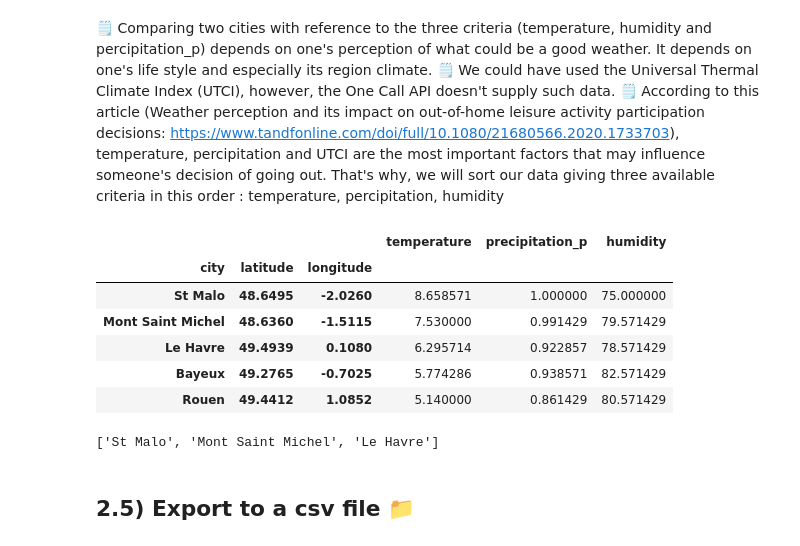
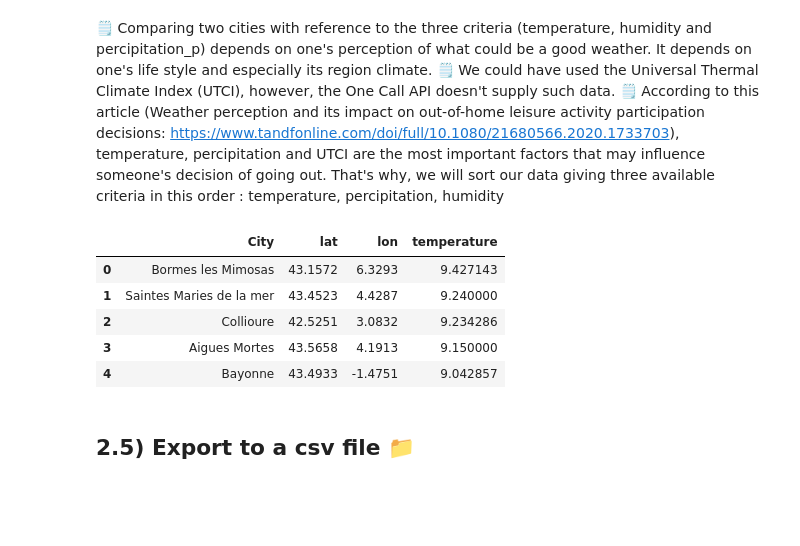
Before and after one commit to AouatefRouahi/Plan-your-trip-with-Kayak, a Jupyter notebook: kayak project.ipynb, the cells around one changed output. Saved outputs shown, nothing was run; the diff lists cells and outputs as text; code cells hidden in the pictures; blank space fills up the shorter version.

```diff
--- a/kayak project.ipynb
+++ b/kayak project.ipynb
@@ -153,32 +169,32 @@ weather_means.round(1)
 🗒 Comparing two cities with reference to the three criteria (temperature, humidity and percipitation_p) depends on one's perception of what could be a good weather. It depends on one's life style and especially its region climate.
 🗒  We could have used the Universal Thermal Climate Index (UTCI), however, the One Call API doesn't supply such data.
 🗒  According to this article (Weather perception and its impact on out-of-home leisure activity participation decisions: https://www.tandfonline.com/doi/full/10.1080/21680566.2020.1733703), temperature, percipitation and UTCI are the most important factors that may influence someone's decision of going out. That's why, we will sort our data giving three available criteria in this order :  temperature, percipitation, humidity
-# %%
-# mean and sd
-weather_means = weather_df.groupby(['city', 'latitude', 'longitude']).mean()
-weather_means = weather_means.sort_values(['temperature', 'precipitation_p', 'humidity'], ascending = (False, True, True))
-weather_means
-# %% [output]
-|  |  |  | temperature | precipitation_p | humidity |
-| city | latitude | longitude |  |  |  |
-| St Malo | 48.6495 | -2.0260 | 8.658571 | 1.000000 | 75.000000 |
-| Mont Saint Michel | 48.6360 | -1.5115 | 7.530000 | 0.991429 | 79.571429 |
-| Le Havre | 49.4939 | 0.1080 | 6.295714 | 0.922857 | 78.571429 |
-| Bayeux | 49.2765 | -0.7025 | 5.774286 | 0.938571 | 82.571429 |
-| Rouen | 49.4412 | 1.0852 | 5.140000 | 0.861429 | 80.571429 |
 # %%
 def select_best(n, list_):
     # select the first n cities
-    n_best = 3
 
-    for i in range(n_best):
-        list_.append(weather_means.index[i][0])
+    for i in range(n):
+        list_.append(weather_means.index[i][0:3])
     return list_
 
-cities_best = select_best(3,[])
+n_best =5
+cities_best = pd.DataFrame(select_best(n_best,[]), columns=['City', 'lat', 'lon'])
+
+temp_list =[]
+
+for i in cities_best.index:
+    (city,lat,lon) = cities_best.loc[i]
+    temp_list.append(weather_means.loc[(city,lat,lon),'temperature'])
+
+cities_best['temperature'] = temp_list
 cities_best
 # %% [output]
-['St Malo', 'Mont Saint Michel', 'Le Havre']
+|  | City | lat | lon | temperature |
+| 0 | Bormes les Mimosas | 43.1572 | 6.3293 | 9.427143 |
+| 1 | Saintes Maries de la mer | 43.4523 | 4.4287 | 9.240000 |
+| 2 | Collioure | 42.5251 | 3.0832 | 9.234286 |
+| 3 | Aigues Mortes | 43.5658 | 4.1913 | 9.150000 |
+| 4 | Bayonne | 43.4933 | -1.4751 | 9.042857 |
 # %% [markdown]
 ## 2.5) Export to a csv file 📁
 # %%
```
Also changed, not shown: parts of 8 cells of this notebook.
